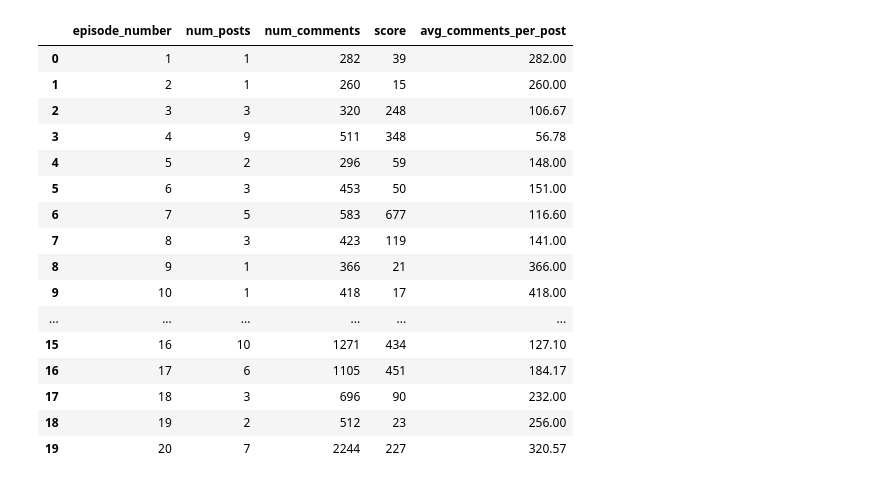
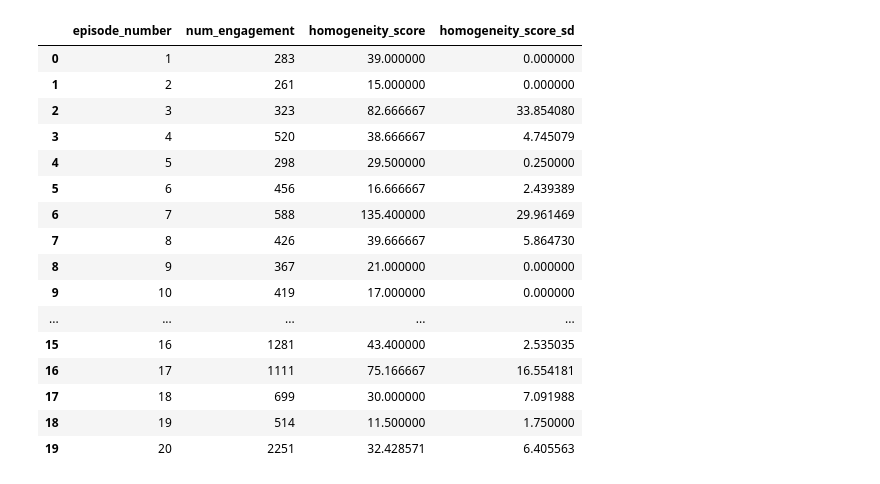
Before and after one commit to marsya-amanda/reddit-analytics-love-island, a Jupyter notebook: analysis.ipynb, the cells around one changed output. Saved outputs shown, nothing was run; the diff lists cells and outputs as text; code cells hidden in the pictures.

Commit message:
feat: change metrics to engagement and homogeneity score

```diff
--- a/analysis.ipynb
+++ b/analysis.ipynb
@@ -7,47 +9,62 @@ data_dir = Path('data')
 episode_files = sorted(data_dir.glob('reddit_episode_*.csv'))
 # %%
 episode_stats = []
+
+"""
+Performance metrics:
+- num_engagement = number of posts + number of comments
+- homogeneity_score = score / num_posts
+
+explanation:
+- engagement metric shows how many posts are being made
+- homogeneity_score is a score which shows whether audience opinions are homogenous
+    - plot with standard deviation
+"""
 
 for file_path in episode_files:
     # Extract episode number from filename (e.g., reddit_episode_1.csv -> 1)
     match = re.search(r'reddit_episode_(\d+)\.csv', file_path.name)
     if match:
         episode_number = int(match.group(1))
         df = pd.read_csv(file_path)
 
         num_posts = len(df)
         num_comments = df['num_comments'].sum() if 'num_comments' in df.columns else 0
         score = df['score'].sum() if 'score' in df.columns else 0
-        avg_comments_per_post = round(num_comments / num_posts, 2) if num_posts != 0 else 0 # div error
+        score_vec = df['score'].values if 'score' in df.columns else np.array([0])
+
+        num_engagement = num_posts + num_comments
+        homogeneity_score = score / num_posts if num_posts > 0 else 0
+        # Standard deviation of individual post scores
+        homogeneity_score_sd = np.std(score_vec / num_posts) if len(score_vec) > 0 else 0
 
         episode_stats.append({
             'episode_number': episode_number,
-            'num_posts': num_posts,
-            'num_comments': num_comments,
-            'score': score,
-            'avg_comments_per_post': avg_comments_per_post
+            'num_engagement': num_engagement,
+            'homogeneity_score': homogeneity_score,
+            'homogeneity_score_sd': homogeneity_score_sd
         })
 
 episode_analytics = pd.DataFrame(episode_stats)
 episode_analytics = episode_analytics.sort_values('episode_number').reset_index(drop=True)
 
 episode_analytics
 # %% [output]
-|  | episode_number | num_posts | num_comments | score | avg_comments_per_post |
-| 0 | 1 | 1 | 282 | 39 | 282.00 |
-| 1 | 2 | 1 | 260 | 15 | 260.00 |
-| 2 | 3 | 3 | 320 | 248 | 106.67 |
-| 3 | 4 | 9 | 511 | 348 | 56.78 |
-| 4 | 5 | 2 | 296 | 59 | 148.00 |
-| 5 | 6 | 3 | 453 | 50 | 151.00 |
-| 6 | 7 | 5 | 583 | 677 | 116.60 |
-| 7 | 8 | 3 | 423 | 119 | 141.00 |
-| 8 | 9 | 1 | 366 | 21 | 366.00 |
-| 9 | 10 | 1 | 418 | 17 | 418.00 |
-| ... | ... | ... | ... | ... | ... |
-| 15 | 16 | 10 | 1271 | 434 | 127.10 |
-| 16 | 17 | 6 | 1105 | 451 | 184.17 |
-| 17 | 18 | 3 | 696 | 90 | 232.00 |
-| 18 | 19 | 2 | 512 | 23 | 256.00 |
-| 19 | 20 | 7 | 2244 | 227 | 320.57 |
+|  | episode_number | num_engagement | homogeneity_score | homogeneity_score_sd |
+| 0 | 1 | 283 | 39.000000 | 0.000000 |
+| 1 | 2 | 261 | 15.000000 | 0.000000 |
+| 2 | 3 | 323 | 82.666667 | 33.854080 |
+| 3 | 4 | 520 | 38.666667 | 4.745079 |
+| 4 | 5 | 298 | 29.500000 | 0.250000 |
+| 5 | 6 | 456 | 16.666667 | 2.439389 |
+| 6 | 7 | 588 | 135.400000 | 29.961469 |
+| 7 | 8 | 426 | 39.666667 | 5.864730 |
+| 8 | 9 | 367 | 21.000000 | 0.000000 |
+| 9 | 10 | 419 | 17.000000 | 0.000000 |
+| ... | ... | ... | ... | ... |
+| 15 | 16 | 1281 | 43.400000 | 2.535035 |
+| 16 | 17 | 1111 | 75.166667 | 16.554181 |
+| 17 | 18 | 699 | 30.000000 | 7.091988 |
+| 18 | 19 | 514 | 11.500000 | 1.750000 |
+| 19 | 20 | 2251 | 32.428571 | 6.405563 |
 # %%
```
Also changed, not shown: parts of 3 cells of this notebook.
